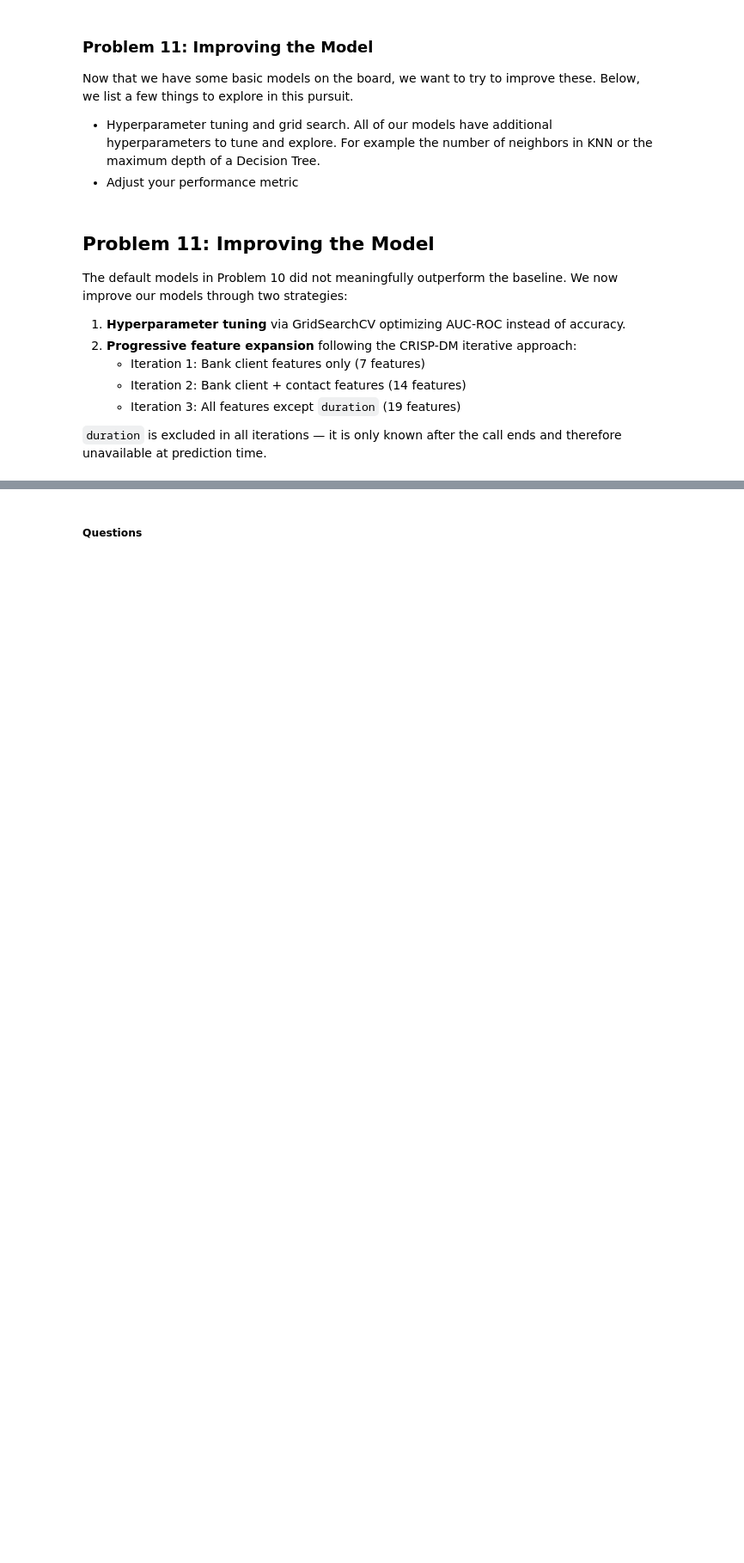
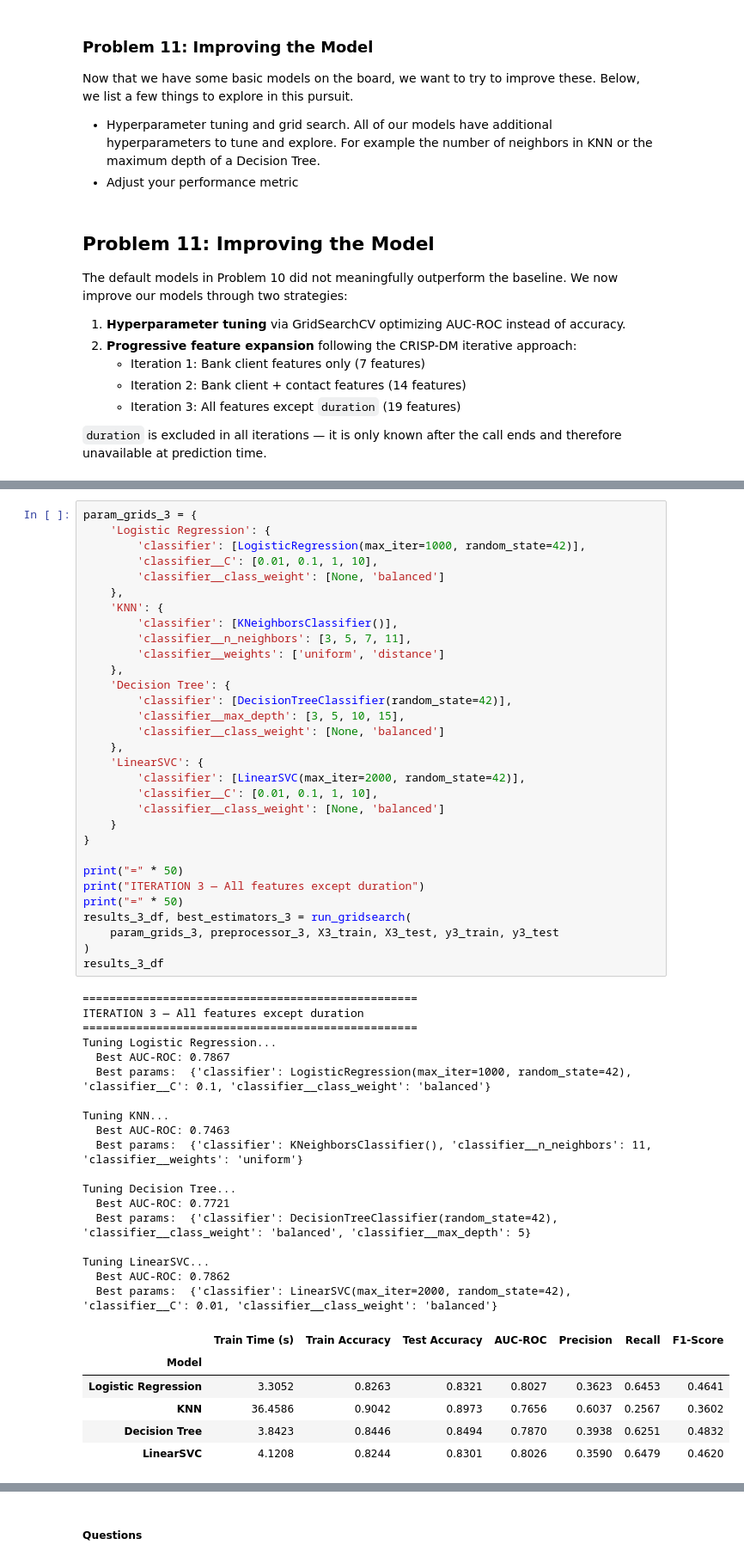
Before and after one commit to abarbancho/pc_ml_ai, a Jupyter notebook: module_17/module17_starter/prompt_III.ipynb, the cells around one changed output, grey strips where cells are left out. Shown at 86% size. Saved outputs shown, nothing was run; the diff lists cells and outputs as text; blank space fills up the shorter version.

```diff
--- a/module_17/module17_starter/prompt_III.ipynb
+++ b/module_17/module17_starter/prompt_III.ipynb
@@ -487,0 +631,56 @@ Tuning SVM...
+# %%
+param_grids_3 = {
+    'Logistic Regression': {
+        'classifier': [LogisticRegression(max_iter=1000, random_state=42)],
+        'classifier__C': [0.01, 0.1, 1, 10],
+        'classifier__class_weight': [None, 'balanced']
+    },
+    'KNN': {
+        'classifier': [KNeighborsClassifier()],
+        'classifier__n_neighbors': [3, 5, 7, 11],
+        'classifier__weights': ['uniform', 'distance']
+    },
+    'Decision Tree': {
+        'classifier': [DecisionTreeClassifier(random_state=42)],
+        'classifier__max_depth': [3, 5, 10, 15],
+        'classifier__class_weight': [None, 'balanced']
+    },
+    'LinearSVC': {
+        'classifier': [LinearSVC(max_iter=2000, random_state=42)],
+        'classifier__C': [0.01, 0.1, 1, 10],
+        'classifier__class_weight': [None, 'balanced']
+    }
+}
+
+print("=" * 50)
+print("ITERATION 3 — All features except duration")
+print("=" * 50)
+results_3_df, best_estimators_3 = run_gridsearch(
+    param_grids_3, preprocessor_3, X3_train, X3_test, y3_train, y3_test
+)
+results_3_df
+# %% [output]
+==================================================
+ITERATION 3 — All features except duration
+==================================================
+Tuning Logistic Regression...
+  Best AUC-ROC: 0.7867
+  Best params:  {'classifier': LogisticRegression(max_iter=1000, random_state=42), 'classifier__C': 0.1, 'classifier__class_weight': 'balanced'}
+
+Tuning KNN...
+  Best AUC-ROC: 0.7463
+  Best params:  {'classifier': KNeighborsClassifier(), 'classifier__n_neighbors': 11, 'classifier__weights': 'uniform'}
+
+Tuning Decision Tree...
+  Best AUC-ROC: 0.7721
+  Best params:  {'classifier': DecisionTreeClassifier(random_state=42), 'classifier__class_weight': 'balanced', 'classifier__max_depth': 5}
+
+Tuning LinearSVC...
+  Best AUC-ROC: 0.7862
+  Best params:  {'classifier': LinearSVC(max_iter=2000, random_state=42), 'classifier__C': 0.01, 'classifier__class_weight': 'balanced'}
+|  | Train Time (s) | Train Accuracy | Test Accuracy | AUC-ROC | Precision | Recall | F1-Score |
+| Model |  |  |  |  |  |  |  |
+| Logistic Regression | 3.3052 | 0.8263 | 0.8321 | 0.8027 | 0.3623 | 0.6453 | 0.4641 |
+| KNN | 36.4586 | 0.9042 | 0.8973 | 0.7656 | 0.6037 | 0.2567 | 0.3602 |
+| Decision Tree | 3.8423 | 0.8446 | 0.8494 | 0.7870 | 0.3938 | 0.6251 | 0.4832 |
+| LinearSVC | 4.1208 | 0.8244 | 0.8301 | 0.8026 | 0.3590 | 0.6479 | 0.4620 |
```
Also changed, not shown: parts of 13 cells of this notebook.
